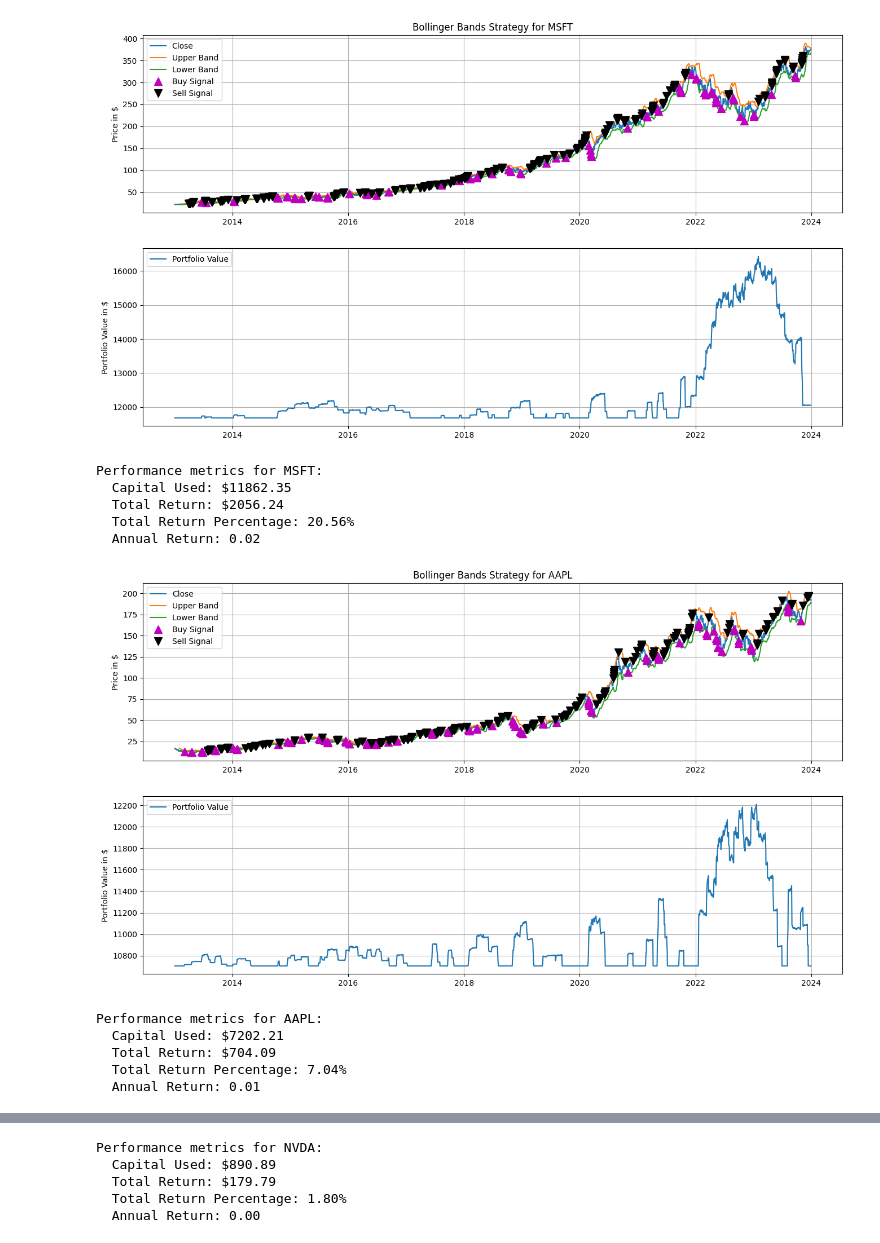
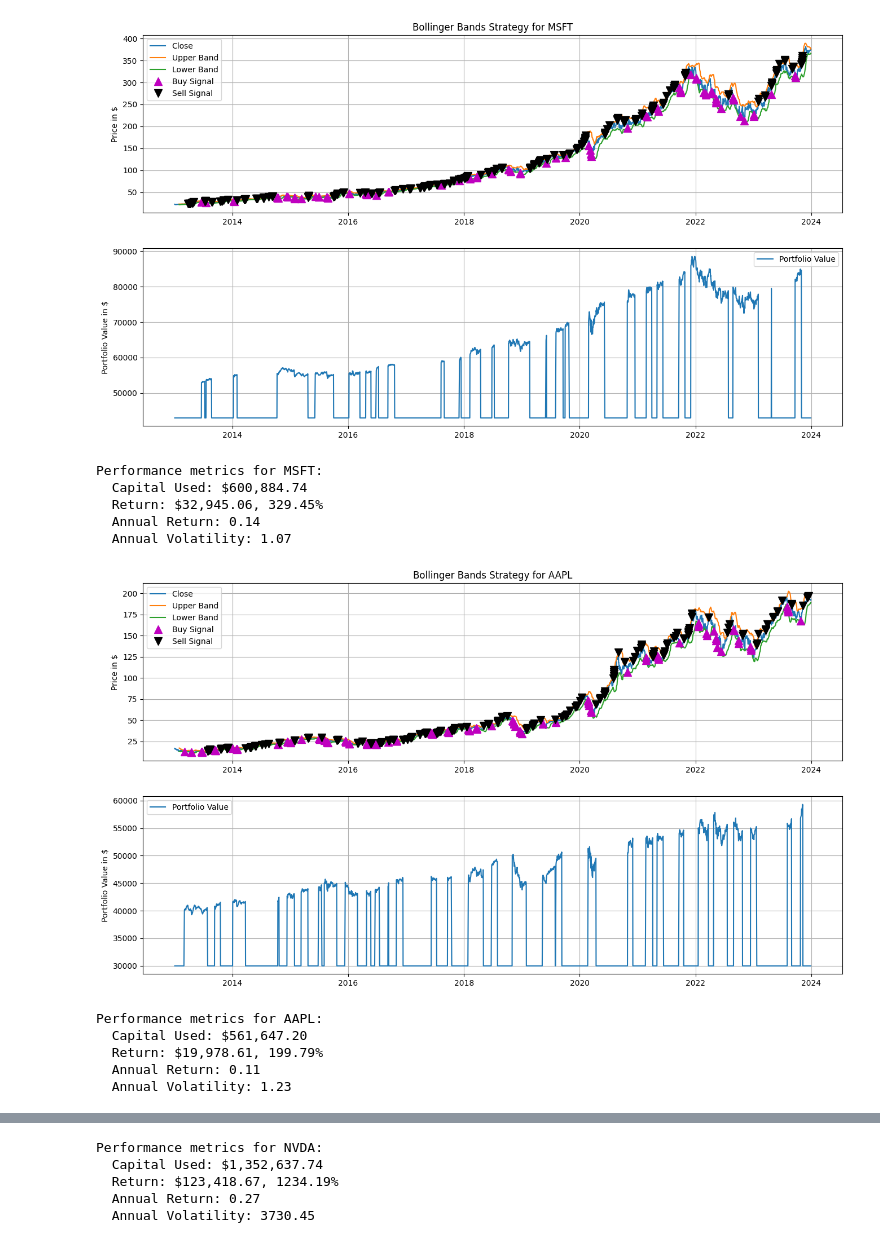
Before and after one commit to sunsige/Bankside-Quantitative-Analyst-Sep24, a Jupyter notebook: backtest.ipynb, the cells around one changed output, grey strips where cells are left out. Saved outputs shown, nothing was run; the diff lists cells and outputs as text; code cells hidden in the pictures.

```diff
--- a/backtest.ipynb
+++ b/backtest.ipynb
@@ -52,16 +52,18 @@ def simulate_trading(data):
 
         if data['Buy_Signal'].iloc[i] == 1 and cash >= current_price:
             # Calculate no. of shares to buy
-            buy_amount = min_transaction_size
-            shares += buy_amount
-            cash -= buy_amount * current_price
-            capital_used += buy_amount * current_price
+            buy_amount = cash // current_price
+            if buy_amount > 0:
+                shares += buy_amount
+                cash -= buy_amount * current_price
+                capital_used += buy_amount * current_price
 
-        elif data['Sell_Signal'].iloc[i] == 1 and shares >= min_transaction_size:
+        elif data['Sell_Signal'].iloc[i] == 1 and shares > 0:
             # Calculate no. of shares to sell
-            sell_amount = min_transaction_size
-            shares -= sell_amount
-            cash += sell_amount * current_price
+            sell_amount = shares
+            if sell_amount > 0:
+                shares -= sell_amount
+                cash += sell_amount * current_price
 
         holdings.iloc[i] = shares * current_price
         positions.iloc[i] = shares
@@ -150,47 +152,47 @@ def main():
         (capital_used, total_return_amount, total_return_percentage,
          annual_return, annual_volatility, sharpe_ratio, sortino_ratio, max_drawdown) = calculate_performance(portfolio, capital_used)
 
         overall_capital_used += capital_used
         overall_total_return_amount += total_return_amount
         overall_total_return_percentage += total_return_percentage
         overall_annual_return += annual_return
         overall_annual_volatility += annual_volatility
         overall_sharpe_ratio += sharpe_ratio
         overall_sortino_ratio += sortino_ratio
         overall_max_drawdown += max_drawdown
 
         print(f"Performance metrics for {ticker}:")
-        print(f"  Capital Used: ${capital_used:.2f}")
-        print(f"  Total Return: ${total_return_amount:.2f}")
-        print(f"  Total Return Percentage: {total_return_percentage:.2f}%")
+        print(f"  Capital Used: ${capital_used:,.2f}")
+        print(f"  Return: ${total_return_amount:,.2f}, {total_return_percentage:.2f}%")
         print(f"  Annual Return: {annual_return:.2f}")
-        # print(f"  Annual Volatility: {annual_volatility:.2f}")
+        print(f"  Annual Volatility: {annual_volatility:.2f}")
         # print(f"  Sharpe Ratio: {sharpe_ratio:.2f}")
         # print(f"  Sortino Ratio: {sortino_ratio:.2f}")
         # print(f"  Maximum Drawdown: {max_drawdown:.2f}")
+        print("\n")
 
     print("\nOverall Performance:")
-    # print(f"  Total Capital Used: ${overall_capital_used:.2f}")
-    print(f"  Total Return: ${overall_total_return_amount:.2f}")
+    # print(f"  Total Capital Used: ${overall_capital_used:,.2f}")
+    print(f"  Total Return: ${overall_total_return_amount:,.2f}")
     # print(f"  Total Return Percentage: {overall_total_return_percentage:.2f}%")
     print(f"  Annual Return: {overall_annual_return:.2f}")
     print(f"  Annual Volatility: {overall_annual_volatility:.2f}")
     print(f"  Sharpe Ratio: {overall_sharpe_ratio:.2f}")
     print(f"  Sortino Ratio: {overall_sortino_ratio:.2f}")
     print(f"  Maximum Drawdown: {overall_max_drawdown:.2f}")
 
 if __name__ == "__main__":
     main()
 # %% [output]
-[figure, old version]
+[figure, new version]
 Performance metrics for MSFT:
-  Capital Used: $11862.35
-  Total Return: $2056.24
-  Total Return Percentage: 20.56%
-  Annual Return: 0.02
+  Capital Used: $600,884.74
+  Return: $32,945.06, 329.45%
+  Annual Return: 0.14
+  Annual Volatility: 1.07
-[figure, old version]
+[figure, new version]
 Performance metrics for AAPL:
-  Capital Used: $7202.21
-  Total Return: $704.09
-  Total Return Percentage: 7.04%
-  Annual Return: 0.01
+  Capital Used: $561,647.20
+  Return: $19,978.61, 199.79%
+  Annual Return: 0.11
+  Annual Volatility: 1.23
@@ -198,5 +200,5 @@ Performance metrics for AAPL:
 Performance metrics for NVDA:
-  Capital Used: $890.89
-  Total Return: $179.79
-  Total Return Percentage: 1.80%
-  Annual Return: 0.00
+  Capital Used: $1,352,637.74
+  Return: $123,418.67, 1234.19%
+  Annual Return: 0.27
+  Annual Volatility: 3730.45
```
Also changed, not shown: parts of 3 cells of this notebook, 1 other file.
